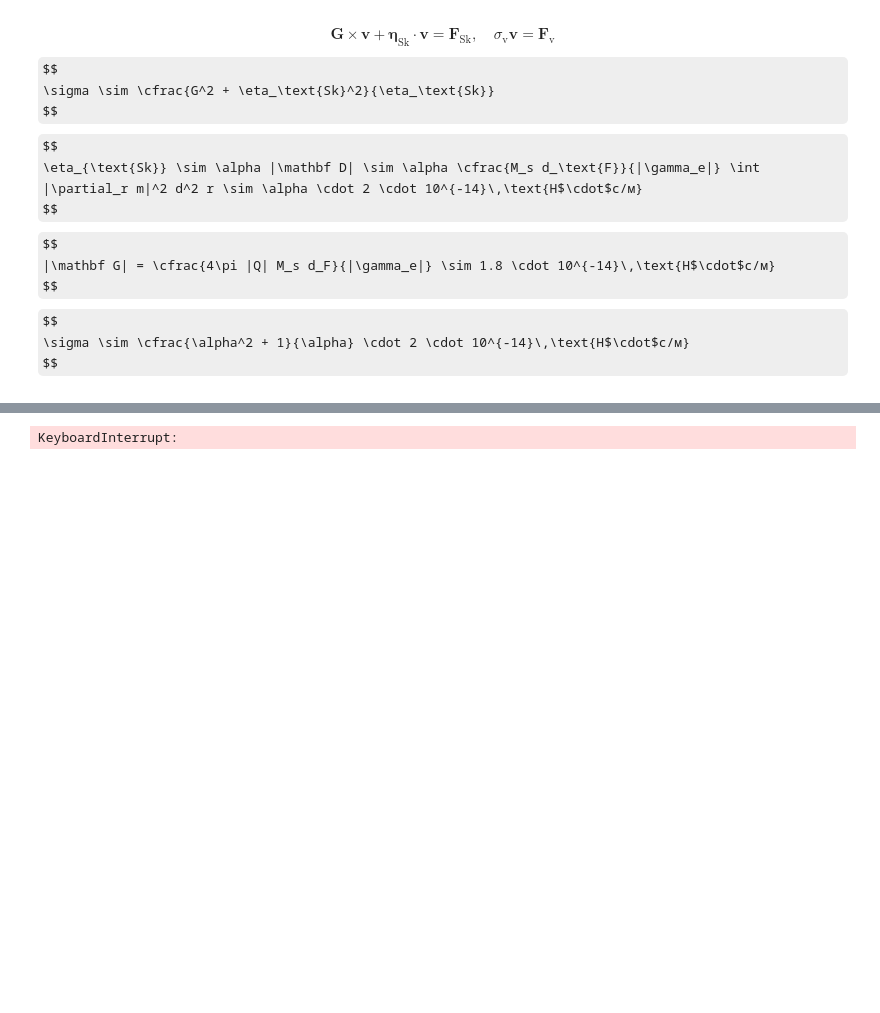
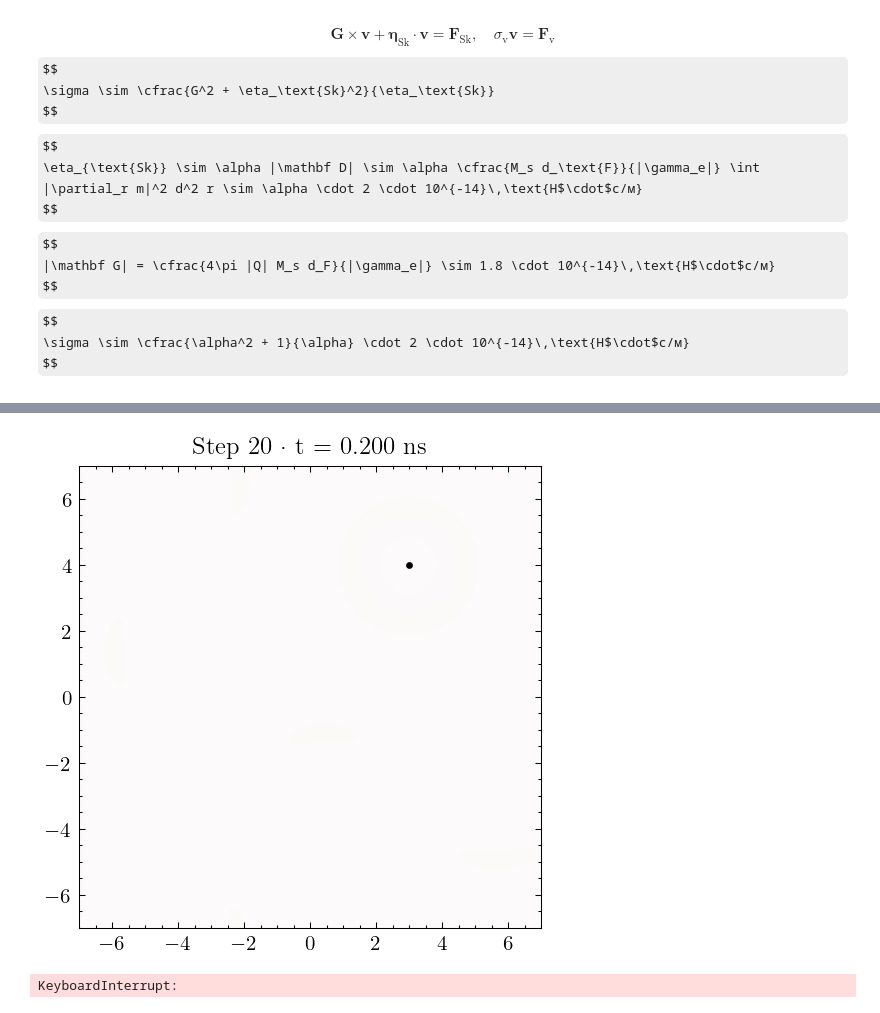
Before and after one commit to nazar-si/skyrmion-v2, a Jupyter notebook: magnum.ipynb, the cells around one changed output, grey strips where cells are left out. Drawn from its saved outputs; the diff is of its cells as text; code cells hidden in the pictures; some formulas as TeX source; blank space fills up the shorter version.

```diff
--- a/magnum.ipynb
+++ b/magnum.ipynb
@@ -244,6 +246,8 @@ class PearlVortex:
         self.pos = (self.pos + v * dt).detach()
         return v
 # %%
+from IPython.display import display
+
 mp.Timer.enable()
 
 L = 7e-7
@@ -277,7 +281,7 @@ def e_dmi(state: mp.State):
     X, Y, _ = state.mesh.SpatialCoordinate()
     x_tip, y_tip = 2 * lw, 0
     D = 1e-4
-    beta = 2
+    beta = 0
     epsilon = 0.45
     r2 = (X - x_tip) ** 2 + (Y - y_tip) ** 2
     return 2 * D * (epsilon + beta * lw ** 3 / (r2 + lw ** 2) ** 1.5)
@@ -286,7 +290,7 @@ state.material['Di'] = e_dmi(state)
 
 def skyrmion(state: mp.State):
     X, Y, _ = state.mesh.SpatialCoordinate()
-    c = [-1 * lw, 0 * lw]
+    c = [0 * lw, 0 * lw]
     R = 1 * lw
     w = 1 * lw
     r = torch.sqrt((X-c[0]) ** 2 + (Y - c[1]) ** 2)
@@ -301,13 +305,13 @@ state.m = skyrmion(state)
 
 vortex = PearlVortex(
     state,
-    pos=(1 * lw, -3 * lw),
+    pos=(3 * lw, 4 * lw),
     lambdaP=lambdaP,
     phi0=phi0,
     ds=10e-9,
     z=dx[2] / 2,
     polarity=-1,
-    sigma=1e-13,
+    sigma=2e-15,
 )
 
 vortex.build_profile(
@@ -330,15 +334,41 @@ llg = mp.LLGSolver([
     vortex_field,
 ])
 
-states = [state.m.clone().detach().cpu().reshape((n[0], n[1], 3)).swapaxes(0,1)]
-vortex_positions = [vortex.pos.cpu().numpy().copy()]
 
 dt = 1e-11
-for i in tqdm(range(1001)):
+n_steps = 10001
+frame_stride = 10
+
+def capture_frame(step):
+    m = state.m.detach().cpu().reshape(n[0], n[1], 3).numpy().swapaxes(0, 1)
+    colors = np.clip(field_image(m, color='spirality'), 0, 1)[::-1]
+    image_data = np.rint(255 * colors).astype(np.uint8)
+    position = vortex.pos.detach().cpu().numpy() / lw
+    return step, float(state.t), image_data, position
+
+frames = [capture_frame(0)]
+fig, ax = plt.subplots()
+image = ax.imshow(frames[0][2], extent=[-L / lw, L / lw, -L / lw, L / lw])
+marker = ax.scatter(*frames[0][3], s=5, color='k')
+# ax.scatter(2, 0, marker='x', color='k')
+title = ax.set_title('')
+
+def draw_frame(frame):
+    step, time, image_data, position = frame
+    image.set_data(image_data)
+    marker.set_offsets(position)
+    title.set_text(f'Step {step} · t = {time * 1e9:.3f} ns')
+
+draw_frame(frames[0])
+plt.close(fig)  # Display explicitly so the inline backend does not add a second plot.
+preview = display(fig, display_id=True)
+
+for step in tqdm(range(1, n_steps + 1)):
     vortex.advance(state, dt / 2)
     llg.step(state, dt)
     vortex.advance(state, dt / 2)
-    if i % 10 == 1:
-        states.append(state.m.clone().detach().cpu().reshape((n[0], n[1], 3)).swapaxes(0,1))
-        vortex_positions.append(vortex.pos.cpu().numpy().copy())
+    if step % frame_stride == 0 or step == n_steps:
+        frames.append(capture_frame(step))
+        draw_frame(frames[-1])
+        preview.update(fig)
 # %% [output]
@@ -348,2 +378,3 @@ for i in tqdm(range(1001)):
+[figure, added]
 KeyboardInterrupt:
 # %%
```
Also changed, not shown: parts of 3 cells of this notebook, 2 other files.
